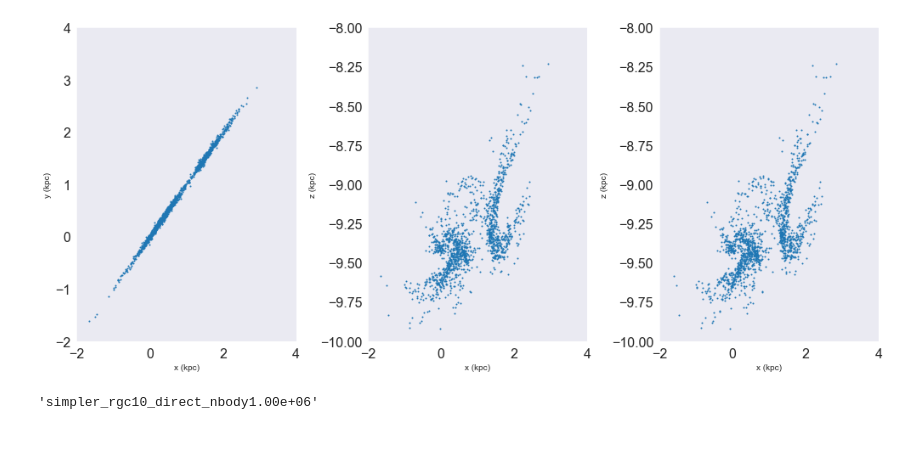
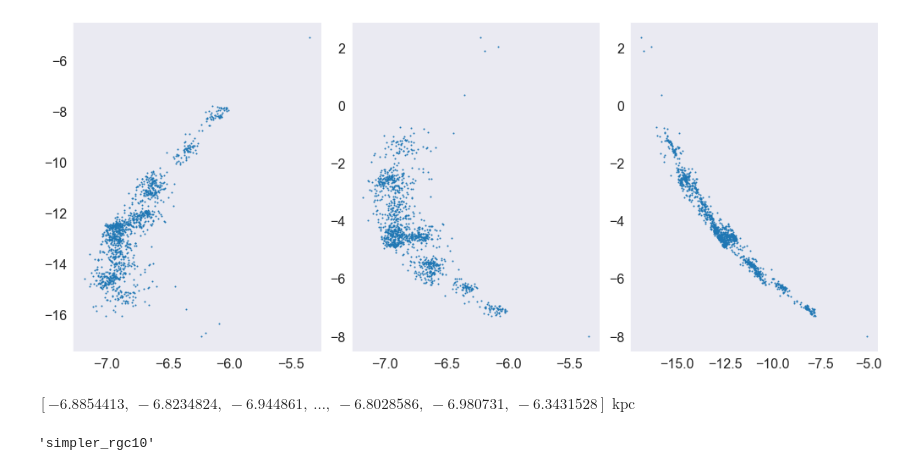
Before and after one commit to caganze/stellarstreams, a Jupyter notebook: notebooks/Rotating Stream and Simpler Direct Nboy.ipynb, the cells around one changed output. Saved outputs shown, nothing was run; the diff lists cells and outputs as text; code cells hidden in the pictures; blank space fills up the shorter version.

```diff
--- a/notebooks/Rotating Stream and Simpler Direct Nboy.ipynb
+++ b/notebooks/Rotating Stream and Simpler Direct Nboy.ipynb
@@ -222,0 +256,16 @@ final_stream=halo_and_stream
+# %%
+#integrate this position a little bit backwards
+# run both the pertuber and the subhalo as potential object for a few Myr
+col_time= {'nsteps':NSTEPS_COL, 'dt': -dt*u.Myr}
+
+orbi= H.integrate_orbit(perturb,  **col_time)
+
+halo_x=gd.PhaseSpacePosition(pos=orbi[-1].xyz, vel=orbi[-1].v_xyz)
+
+print (orbi[-1].xyz, orbi[0].xyz)
+
+#mean stream position
+st_x=gd.PhaseSpacePosition(pos= old_stream.xyz,
+                            vel=[old_stream.v_x.value, \
+                                 old_stream.v_y.value,\
+                                 old_stream.v_z.value]*u.kpc/u.Myr)
@@ -222,0 +278,10 @@ final_stream=halo_and_stream
+# %%
+# run both the pertuber and the subhalo as potential object for a few Myr
+col_time= {'t2':TIME_BACK*2, 'nsteps': NSTEPS_COL*2, 't1': 0.*u.Myr}
+
+mhalo=10**6
+rhalo=1005*((mhalo/10**8)**0.5)
+#define the potential of the subhalo pummer sphere for now
+subhalo_pot=gp.HernquistPotential(mhalo*u.Msun,  rhalo*u.pc, units=galactic)
+
+halo_and_stream= evolve_orbits_with_nbody(st_x, halo_x, subhalo_pot, col_time)
@@ -223,14 +305,19 @@ final_stream=halo_and_stream
+# %%
+
+final_time={'t1': 0.*u.Myr, 't2': 1500*u.Myr-trun, 'nsteps': 100}
+
+final_stream= evolve_orbits_only(halo_and_stream[-1][:-1], final_time)
 # %%
 fig, ax=plt.subplots(ncols=3, figsize=(14, 6))
-ax[0].scatter(final_stream.pos.x, final_stream.pos.y, s=1)
-ax[1].scatter(final_stream.pos.x, final_stream.pos.z, s=1)
-ax[-1].scatter(final_stream.pos.y,final_stream.pos.z, s=1)
-ax[0].set(xlabel='x (kpc)', ylabel='y (kpc)', xlim=[-2, 4], ylim=[-2, 4])
-ax[1].set(xlabel='x (kpc)', ylabel='z (kpc)', xlim=[-2, 4], ylim=[-10, -8])
-ax[2].set(xlabel='x (kpc)', ylabel='z (kpc)', xlim=[-2, 4], ylim=[-10, -8])
+ax[0].scatter(final_stream.x, final_stream.y, s=1)
+ax[1].scatter(final_stream.x, final_stream.z, s=1)
+ax[-1].scatter(final_stream.y,final_stream.z, s=1)
+#ax[0].set(xlabel='x (kpc)', ylabel='y (kpc)', xlim=[-2, 4], ylim=[-2, 4])
+#ax[1].set(xlabel='x (kpc)', ylabel='z (kpc)', xlim=[-2, 4], ylim=[-10, -8])
+#ax[2].set(xlabel='x (kpc)', ylabel='z (kpc)', xlim=[-2, 4], ylim=[-10, -8
 plt.tight_layout()
 # %% [output]
-[figure, old version]
+[figure, new version]
 # %%
 #save
 final_stream_coord=SkyCoord(x=final_stream.x,
@@ -245,7 +332,11 @@ final_stream_coord=SkyCoord(x=final_stream.x,
 filename= file_prefix+'_direct_nbody{:.2e}'.format(mhalo)
 final_data={'stream': final_stream_coord, 'prog': None}
 np.save(path_data+'/{}.npy'.format(filename), final_data)
-# %%
-filename
-# %% [output]
-'simpler_rgc10_direct_nbody1.00e+06'
+# %%
+final_stream.x
+# %% [output]
+$[-6.8854413,~-6.8234824,~-6.944861,~\dots,~-6.8028586,~-6.980731,~-6.3431528] \; \mathrm{kpc}$
+# %%
+file_prefix
+# %% [output]
+'simpler_rgc10'
```
Also changed, not shown: parts of 15 cells of this notebook, 1 other file.
